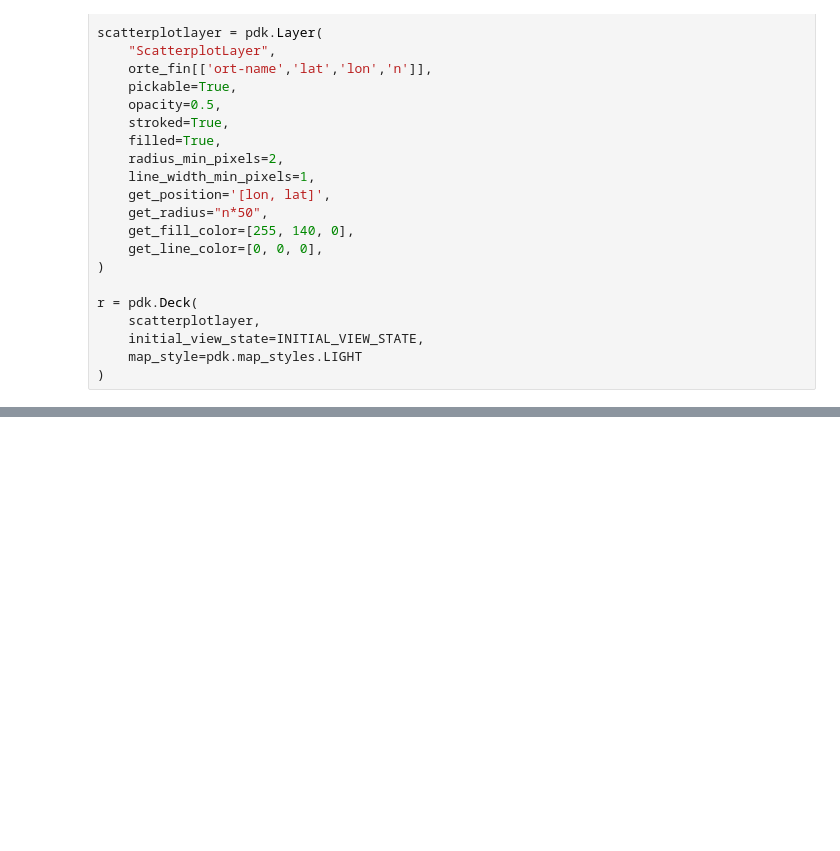
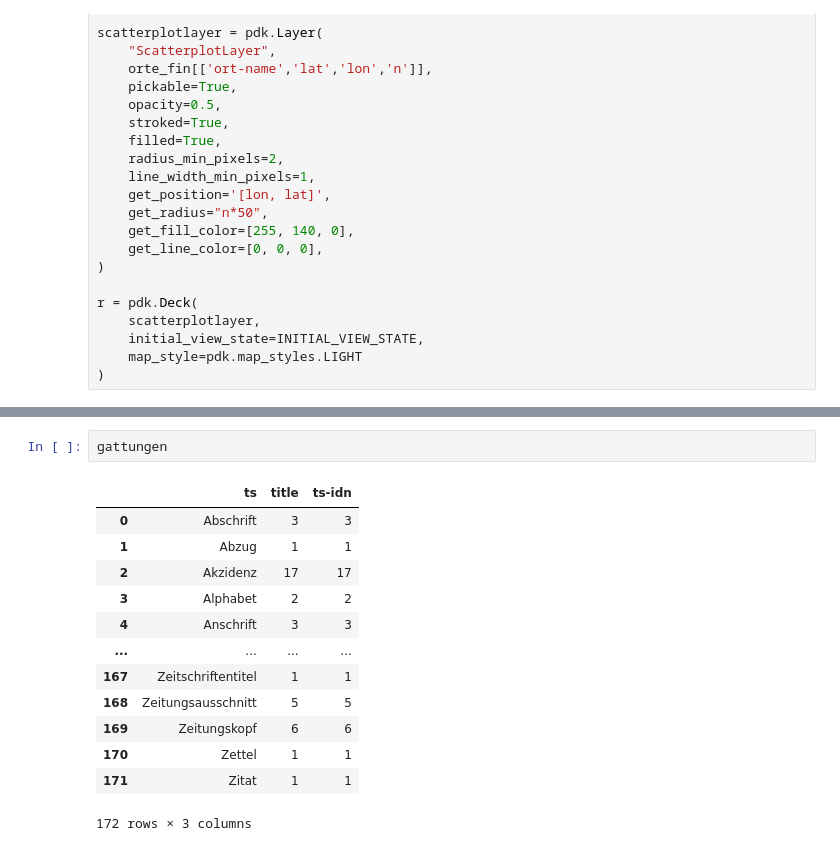
Before and after one commit to buchmuseum/tschichold-vis, a Jupyter notebook: visualisierungen.ipynb, the cells around one changed output, grey strips where cells are left out. Cells and saved outputs as stored; diff of their text form; blank space fills up the shorter version.

```diff
--- a/visualisierungen.ipynb
+++ b/visualisierungen.ipynb
@@ -100,0 +112,16 @@ r.to_html()
+# %%
+gattungen
+# %% [output]
+|  | ts | title | ts-idn |
+| 0 | Abschrift | 3 | 3 |
+| 1 | Abzug | 1 | 1 |
+| 2 | Akzidenz | 17 | 17 |
+| 3 | Alphabet | 2 | 2 |
+| 4 | Anschrift | 3 | 3 |
+| ... | ... | ... | ... |
+| 167 | Zeitschriftentitel | 1 | 1 |
+| 168 | Zeitungsausschnitt | 5 | 5 |
+| 169 | Zeitungskopf | 6 | 6 |
+| 170 | Zettel | 1 | 1 |
+| 171 | Zitat | 1 | 1 |
+172 rows × 3 columns
```
Also changed, not shown: parts of 12 cells of this notebook, 10 other files.
